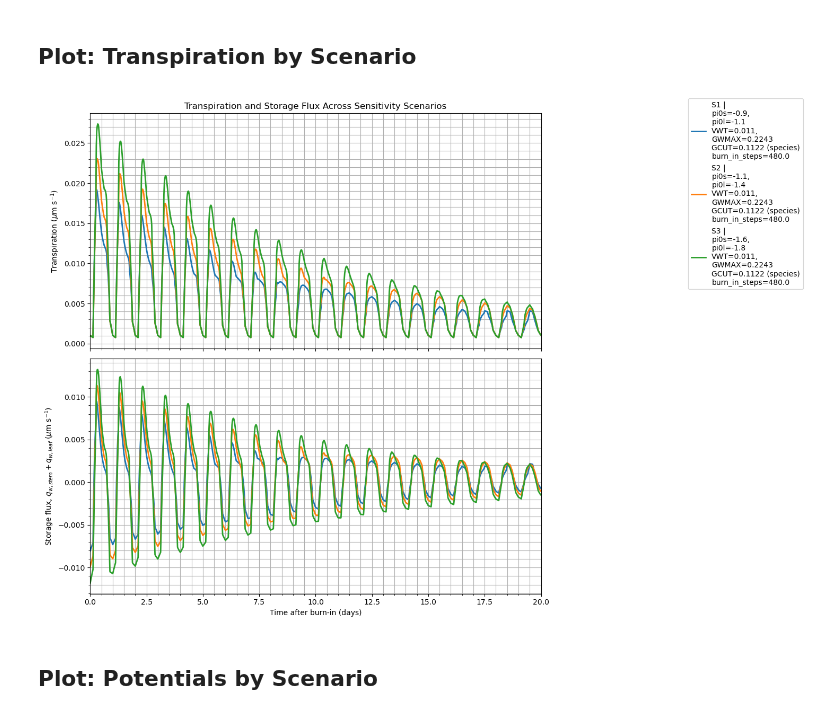
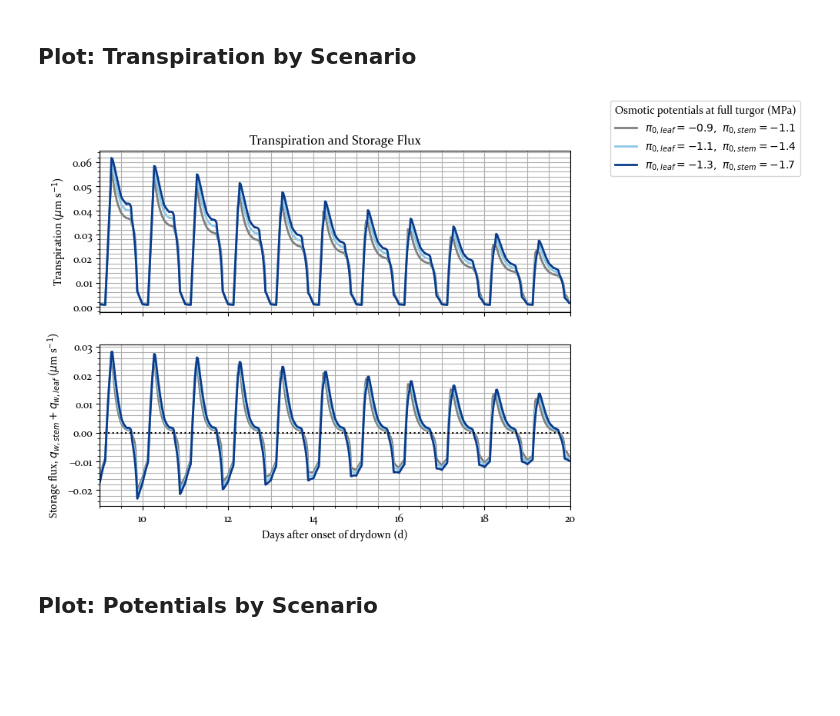
Before and after one commit to jagottlieb/Photo3-Plant-Salinity-Traits, a Jupyter notebook: analysis_notebook_sensitivity_v1.ipynb, the cells around one changed output. Cells and saved outputs as stored; diff of their text form; code cells hidden in the pictures; blank space fills up the shorter version.

Commit message:
Update dynamic uptake analyses, hydraulics annotations, and sensitivity notebooks

```diff
--- a/analysis_notebook_sensitivity_v1.ipynb
+++ b/analysis_notebook_sensitivity_v1.ipynb
@@ -169,6 +202,9 @@ def build_scenario_model(cfg):
     else:
         scenario_gcut = float(gcut_setting)
 
+    scenario_salt_uptake = bool(cfg.get("salt_uptake", salt_uptake))
+    scenario_E = float(cfg.get("E", 0.99))
+
     total_steps = steps(duration, int(timestepM))
     if cfg.get("burn_in_days") is not None:
         burn_in_steps = steps(float(cfg["burn_in_days"]), int(timestepM))
@@ -184,7 +220,7 @@ def build_scenario_model(cfg):
         s=s_init_arr,
         cs=cs_init_arr,
     )
-    photo_obj = C3_cs_reduc(
+    photo_obj = C3( #C3_cs_reduc(
         species_obj,
         atmosphere_obj,
         cs_array=cs_init_arr,
@@ -209,7 +245,7 @@ def build_scenario_model(cfg):
         eta_stem=eta_stem,
         mcap_stem=mcap_stem,
         dt=dt,
-        salt_uptake=False,
+        salt_uptake=scenario_salt_uptake,
         psi_wf_mode=psi_wf_mode,
         vwi_leaf=vwi_leaf,
         c_leaf=c_leaf,
@@ -218,7 +254,10 @@ def build_scenario_model(cfg):
         pi0_leaf=cfg["pi0_leaf"],
         eta_leaf=eta_leaf,
         mcap_leaf=mcap_leaf,
+        leaf_uptake_frac=leaf_uptake_frac,
         gcut=scenario_gcut,
+        E=scenario_E,
+        F_CAP=f_cap,
     )
 
     plant_obj = SimulationMultiComp(
@@ -233,12 +272,8 @@ def build_scenario_model(cfg):
         dt=dt,
     )
 
-    label = (
-        f"{cfg['name']} |\npi0s={cfg['pi0_stem']},\npi0l={cfg['pi0_leaf']}"
-        f"\nVWT={cfg['VWT']:.4g},\nGWMAX={species_obj.GWMAX:.4g}"
-        f"\nGCUT={scenario_gcut:.4g} ({cfg.get('gcut', 'species')})"
-        f"\nburn_in_steps={burn_in_steps}"
-    )
+    # Report-ready legend label
+    label = rf"$\pi_{{0,leaf}} = {cfg['pi0_leaf']:.1f},\ \pi_{{0,stem}} = {cfg['pi0_stem']:.1f}$"
 
     return {
         "config": cfg,
@@ -405,6 +451,9 @@ summary_df
 # %% [markdown]
 ## Plot: Transpiration by Scenario
 # %%
+# Plot-window control: show days after burn-in + (start_day_after_burn_in - 1)
+start_day_after_burn_in = 10
+
 expected_steps = int(duration * 24 * 60 / timestepM)
 candidate_lengths = []
 for cfg in scenario_configs:
@@ -419,46 +468,57 @@ max_burn_in = max(results_by_scenario[cfg["name"]]["burn_in_steps"] for cfg in s
 post_burn_steps = n_plot - max_burn_in
 post_burn_duration = post_burn_steps * dt / 86400.0  # days
 
-time_plot = np.linspace(0.0, post_burn_duration, num=post_burn_steps, endpoint=False)
+post_burn_days = np.arange(post_burn_steps) * dt / 86400.0
+plot_start_day = max(float(start_day_after_burn_in) - 1.0, 0.0)
+plot_start_idx = int(np.searchsorted(post_burn_days, plot_start_day, side="left"))
+time_plot = post_burn_days[plot_start_idx:]
+
+scenario_palette = ["#808080", "#8ecae6", "#0b3c8c"]  # gray, light blue, dark blue
 scenario_colors = {
-    cfg["name"]: plt.cm.tab10(i % 10)
+    cfg["name"]: scenario_palette[i % len(scenario_palette)]
     for i, cfg in enumerate(scenario_configs)
 }
 
-fig, axes = plt.subplots(2, 1, figsize=(12, 10), sharex=True)
+fig, axes = plt.subplots(2, 1, figsize=(7.5, 6), sharex=True)
 ax_top, ax_bottom = axes
 
 for cfg in scenario_configs:
     name = cfg["name"]
     label = results_by_scenario[name]["label"]
     out = results_by_scenario[name]["output"]
     color = scenario_colors[name]
 
-    ev = np.array(out["ev"])[max_burn_in:n_plot]
-    qw_stem = np.array(out["qw_stem"])[max_burn_in:n_plot]
-    qw_leaf = np.array(out["qw_leaf"])[max_burn_in:n_plot]
+    ev = np.array(out["ev"])[max_burn_in + plot_start_idx:n_plot]
+    qw_stem = np.array(out["qw_stem"])[max_burn_in + plot_start_idx:n_plot]
+    qw_leaf = np.array(out["qw_leaf"])[max_burn_in + plot_start_idx:n_plot]
     q_storage_sum = qw_stem + qw_leaf
 
     ax_top.plot(time_plot, ev, linewidth=2, color=color, label=label)
     ax_bottom.plot(time_plot, q_storage_sum, linewidth=2, color=color, label=label)
 
-ax_top.set_title("Transpiration and Storage Flux Across Sensitivity Scenarios")
+# Reference line at zero storage flux
+ax_bottom.axhline(0.0, color="black", linestyle=":", linewidth=1.5)
+
+ax_top.set_title("Transpiration and Storage Flux")
 ax_top.set_ylabel(r"Transpiration ($\mu$m s$^{-1}$)")
 ax_bottom.set_ylabel(r"Storage flux, $q_{w,stem}+q_{w,leaf}$ ($\mu$m s$^{-1}$)")
-ax_bottom.set_xlabel("Time after burn-in (days)")
+ax_bottom.set_xlabel("Days after onset of drydown (d)")
 
+xmax = post_burn_duration
+xmin = time_plot[0] if len(time_plot) else plot_start_day
 for ax in axes:
-    ax.set_xlim(0, post_burn_duration)
+    ax.set_xlim(xmin, xmax)
     ax.minorticks_on()
     ax.grid(visible=True, which="both", axis="both")
 
 handles, labels = ax_top.get_legend_handles_labels()
-fig.legend(handles, labels, bbox_to_anchor=(1.02, 1), loc="upper left")
-fig.tight_layout(rect=[0, 0, 0.82, 1])
+plt.subplots_adjust(right=0.94)  # Make room on the right for the legend
+fig.legend(handles, labels, title=legend_title, bbox_to_anchor=(1.001, 1), loc="upper left")
+# fig.tight_layout(rect=[0, 0, 0.90, 1])
 fig.savefig(run_output_dir / "transpiration_storage_flux.png", dpi=300, bbox_inches="tight")
 plt.show()
 # %% [output]
-[figure, old version]
+[figure, new version]
 # %% [markdown]
 ## Plot: Potentials by Scenario
 # %%
```
Also changed, not shown: parts of 14 cells of this notebook, 11 other files.
